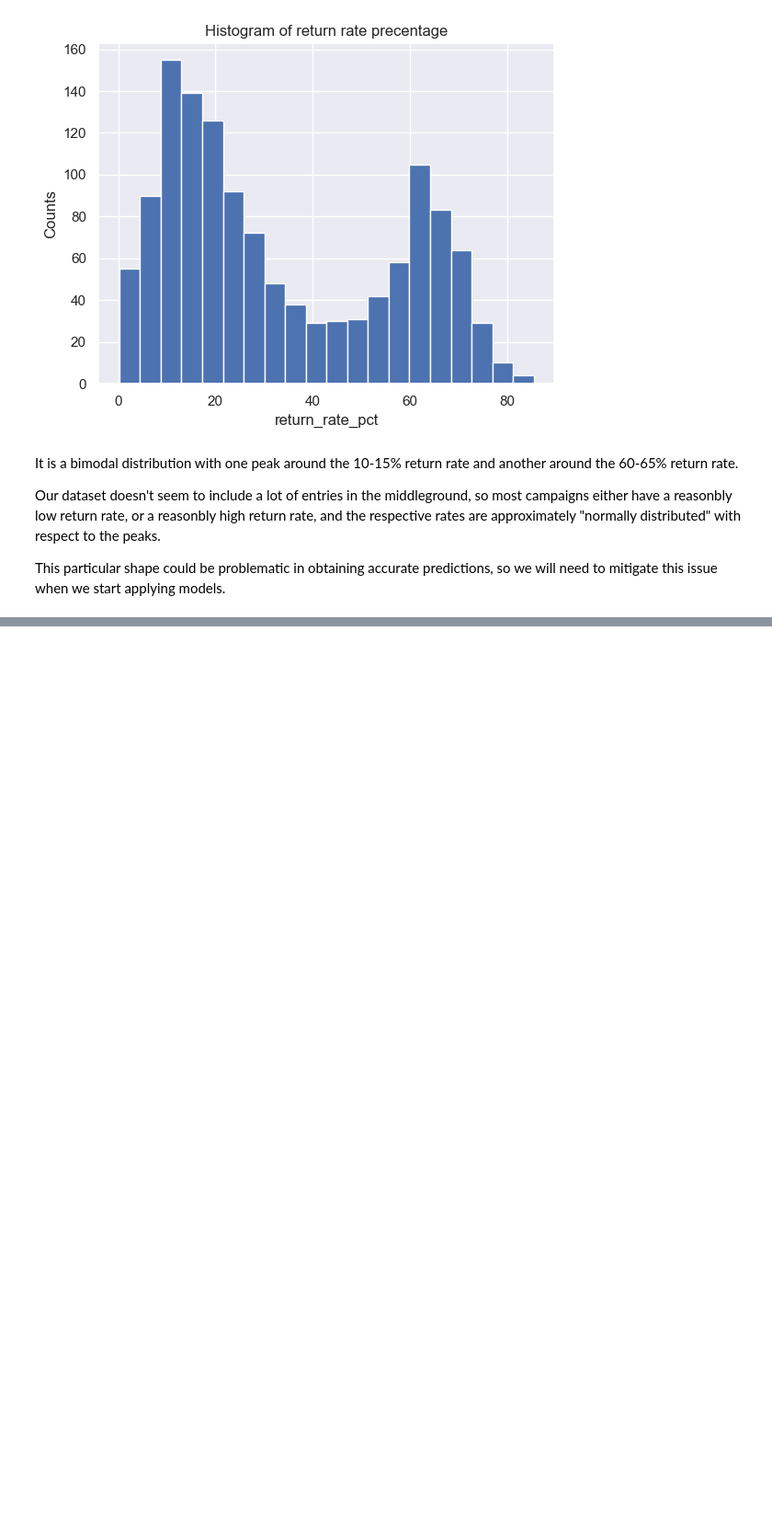
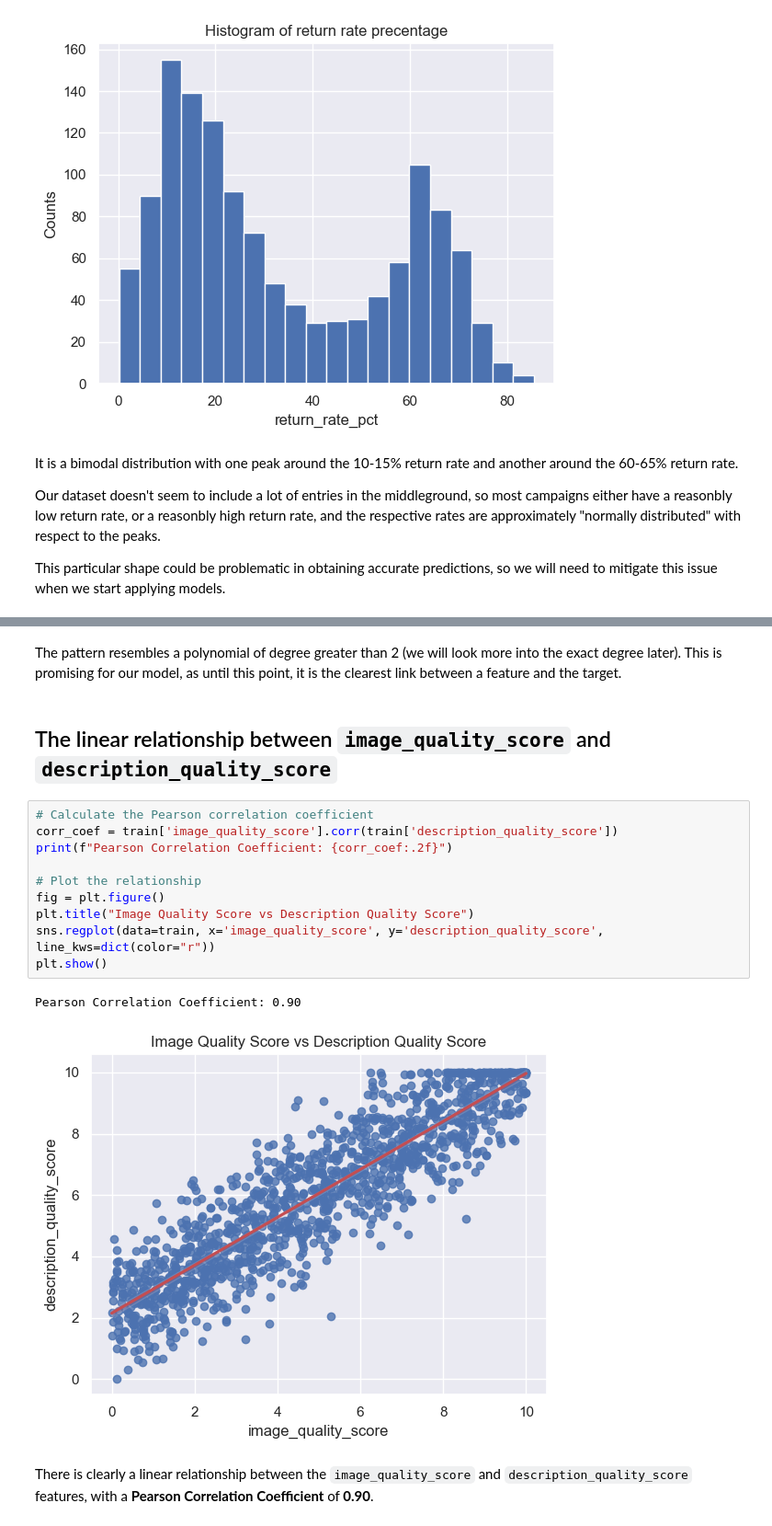
Before and after one commit to tomabrihacescu/return_rate_ecommerce_platform, a Jupyter notebook: draft1.ipynb, the cells around one changed output, grey strips where cells are left out. Shown at 92% size. Saved outputs shown, nothing was run; the diff lists cells and outputs as text; blank space fills up the shorter version.

```diff
--- a/draft1.ipynb
+++ b/draft1.ipynb
@@ -126,0 +168,19 @@ This particular shape could be problematic in obtaining accurate predictions, so
+# %% [markdown]
+The pattern resembles a polynomial of degree greater than 2 (we will look more into the exact degree later). This is promising for our model, as until this point, it is the clearest link between a feature and the target.
+# %% [markdown]
+## The linear relationship between `image_quality_score` and `description_quality_score`
+# %%
+# Calculate the Pearson correlation coefficient
+corr_coef = train['image_quality_score'].corr(train['description_quality_score'])
+print(f"Pearson Correlation Coefficient: {corr_coef:.2f}")
+
+# Plot the relationship
+fig = plt.figure()
+plt.title("Image Quality Score vs Description Quality Score")
+sns.regplot(data=train, x='image_quality_score', y='description_quality_score', line_kws=dict(color="r"))
+plt.show()
+# %% [output]
+Pearson Correlation Coefficient: 0.90
+[figure, added]
+# %% [markdown]
+There is clearly a linear relationship between the `image_quality_score` and `description_quality_score` features, with a **Pearson Correlation Coefficient** of **0.90**.
```
Also changed, not shown: parts of 11 cells of this notebook, 8 other files.
